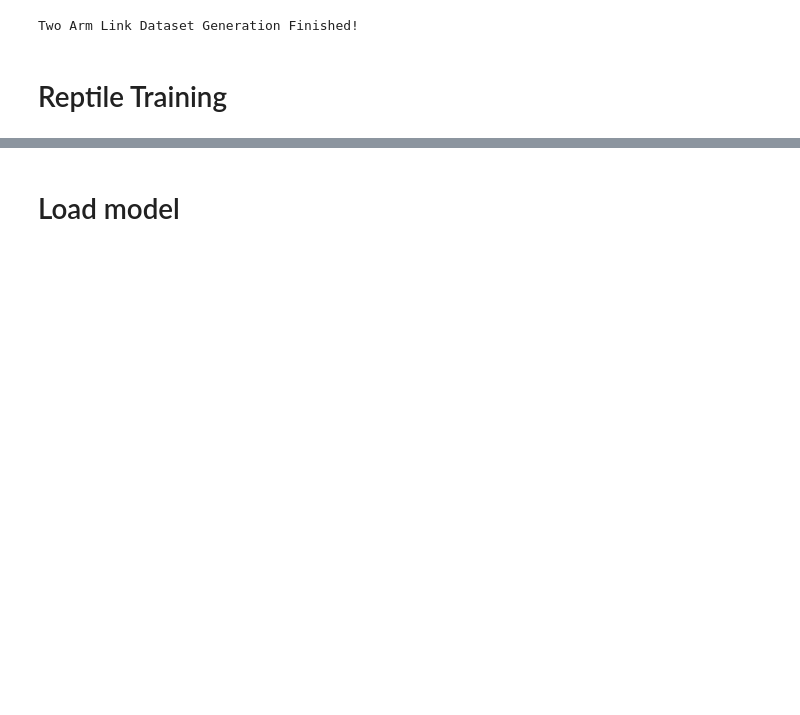
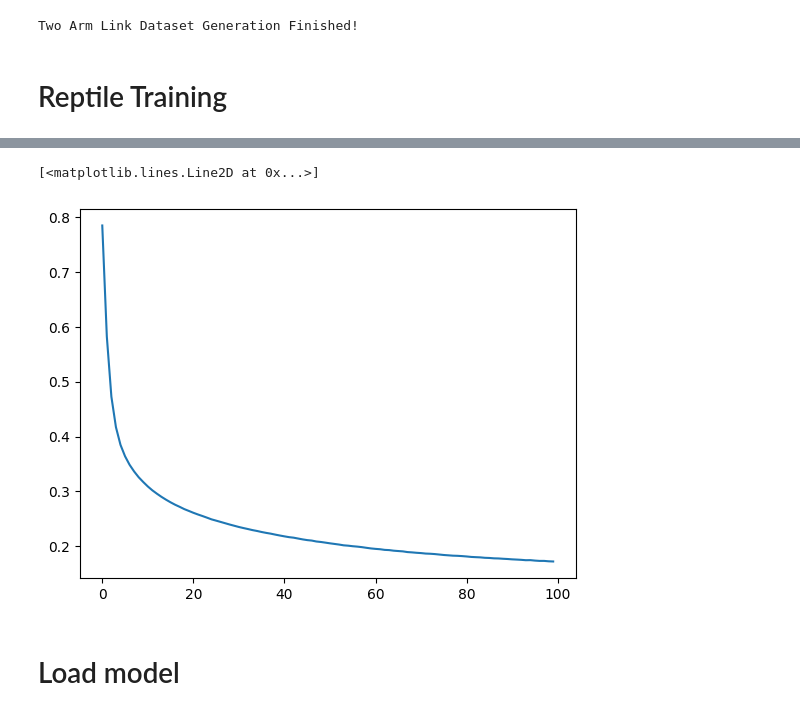
Before and after one commit to yunhao-tech/Sequantial-Monte-Carlo-project, a Jupyter notebook: Two_link_arm_training.ipynb, the cells around one changed output, grey strips where cells are left out. Saved outputs shown, nothing was run; the diff lists cells and outputs as text; code cells hidden in the pictures; blank space fills up the shorter version.

Commit message:
reptile training

```diff
--- a/Two_link_arm_training.ipynb
+++ b/Two_link_arm_training.ipynb
@@ -18,7 +18,7 @@ hyperparams = {
         'output_dim': 2,
         'lr': 1e-4,
         'batch_size': 128,
-        'n_epochs': 50,
+        'n_epochs': 100,
         }
 # %% [markdown]
 # Data Simulation
@@ -31,8 +31,8 @@ class TrainingDataset(Dataset):
 		self.q = []
 		self.x = []
 		self.z = []
-		# if set_seed is not None:
-		# 	np.random.seed(set_seed)
+		if set_seed is not None:
+			np.random.seed(set_seed)
 		l_of_tasks = np.random.normal(loc=1, scale=0.3, size=(n_tasks,2))
 		for i in tqdm(range(n_tasks)):
 			l = l_of_tasks[i]
@@ -202,7 +206,7 @@ torch.manual_seed(seed)
 # %%
 def train_reptile(dataset=train_dataset_reptile, nb_epochs=hyperparams['n_epochs']):
     def totorch(x):
-        return ag.Variable(torch.DoubleTensor(x))
+        return ag.Variable(torch.DoubleTensor(x).to(device))
 
     def train_on_batch(x, y):
         x = totorch(x)
@@ -215,31 +219,29 @@ def train_reptile(dataset=train_dataset_reptile, nb_epochs=hyperparams['n_epochs
         return loss
 
     batch_size = hyperparams['batch_size']
-    meta_step_size = 0.1
+    meta_step_size = 0.02
     n_episode = hyperparams['n_episode']
     n_task = hyperparams['n_tasks']
     n_timestep = hyperparams['n_timesteps']
     history = []
     for epoch in range(nb_epochs):
         losses = []
-        with tqdm(range(n_task)) as t:
-            for meta_iter in t:
-                t.set_description(f"Epoch {epoch}")
-                x_train = dataset.q[meta_iter*n_episode*n_timestep:(meta_iter+1)*n_episode*n_timestep]
-                y_train = dataset.x[meta_iter*n_episode*n_timestep:(meta_iter+1)*n_episode*n_timestep]
+        for meta_iter in range(n_task):
+            x_train = dataset.q[meta_iter*n_episode*n_timestep:(meta_iter+1)*n_episode*n_timestep]
+            y_train = dataset.x[meta_iter*n_episode*n_timestep:(meta_iter+1)*n_episode*n_timestep]
 
-                weights_before = deepcopy(model_reptile.state_dict())
-                inds = rng.permutation(len(x_train))
-                for start in range(0, len(x_train), batch_size):
-                    mbinds = inds[start:start+batch_size]
-                    losses.append(train_on_batch(x_train[mbinds], y_train[mbinds]))
-                # Interpolate between current weights and trained weights from this task
-                # I.e. (weights_before - weights_after) is the meta-gradient
-                weights_after = model_reptile.state_dict()
-                outerstepsize = meta_step_size * (1 - meta_iter / n_task) # linear schedule
-                model_reptile.load_state_dict({name:
-                    weights_before[name] + (weights_after[name] - weights_before[name]) * outerstepsize
-                    for name in weights_before})
+            weights_before = deepcopy(model_reptile.state_dict())
+            inds = rng.permutation(len(x_train))
+            for start in range(0, len(x_train), batch_size):
+                mbinds = inds[start:start+batch_size]
+                losses.append(train_on_batch(x_train[mbinds], y_train[mbinds]))
+            # Interpolate between current weights and trained weights from this task
+            # I.e. (weights_before - weights_after) is the meta-gradient
+            weights_after = model_reptile.state_dict()
+            outerstepsize = meta_step_size * (1 - meta_iter / n_task) # linear schedule
+            model_reptile.load_state_dict({name:
+                weights_before[name] + (weights_after[name] - weights_before[name]) * outerstepsize
+                for name in weights_before})
 
         loss = sum(losses) / len(losses)
         print(f"Epoch: {epoch}, Loss: {loss.item()}")
@@ -255,7 +275,10 @@ torch.save({
     'optimizer' : optimizer_reptile.state_dict(),
 }, 'Task1_reptile.pth.tar')
 # %%
-# plt.plot(loss_reptile)
+plt.plot(loss_reptile)
+# %% [output]
+[<matplotlib.lines.Line2D at 0x...>]
+[figure, added]
 # %% [markdown]
 # Load model
 # %%
```
Also changed, not shown: parts of 3 cells of this notebook, 1 other file.
